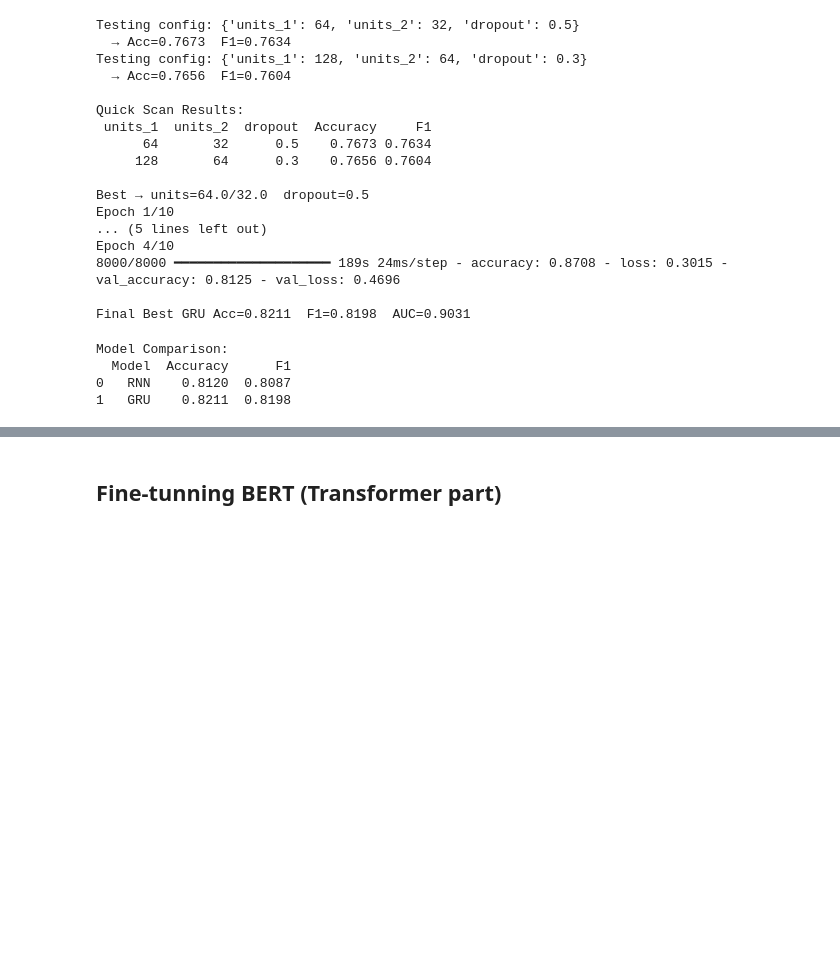
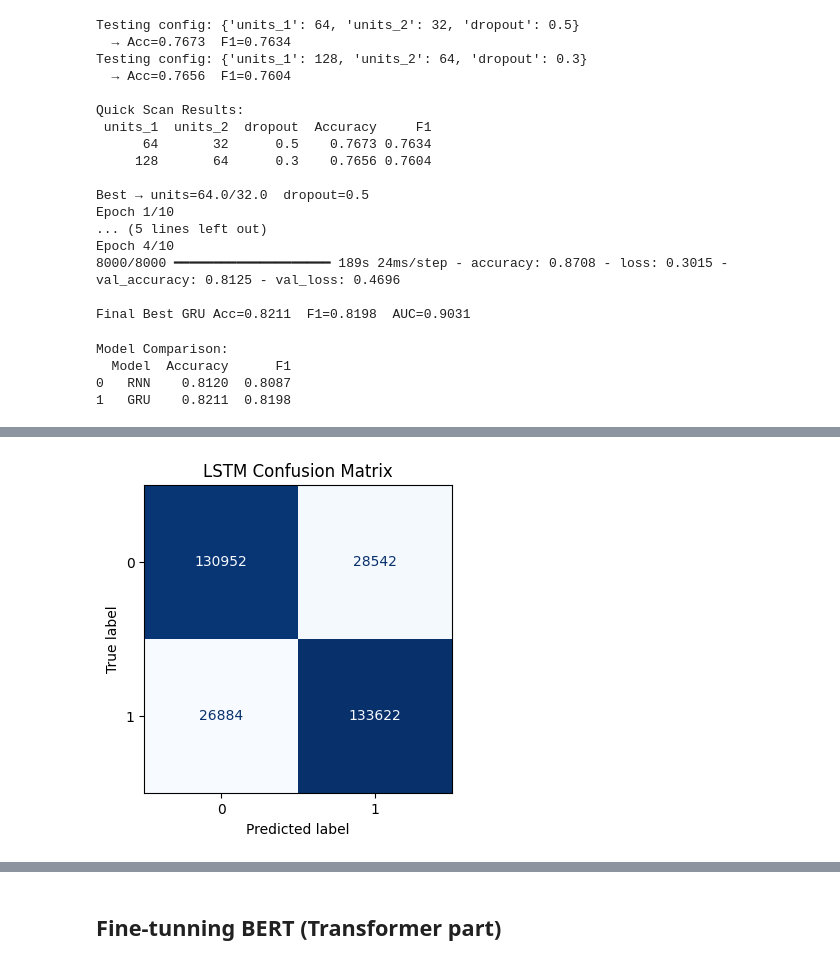
Before and after one commit to Shahd132/Sentiment-Fake-News-Detection, a Jupyter notebook: SentimentAnalysis_LV.ipynb, the cells around one changed output, grey strips where cells are left out. Cells and saved outputs as stored; diff of their text form; code cells hidden in the pictures; blank space fills up the shorter version.

```diff
--- a/SentimentAnalysis_LV.ipynb
+++ b/SentimentAnalysis_LV.ipynb
@@ -1607,0 +1697,13 @@ Model Comparison:
+# %%
+y_prob_lstm = lstm_model.predict(X_test).flatten()
+y_pred_lstm = (y_prob_lstm >= 0.5).astype(int)
+
+acc = accuracy_score(y_test, y_pred_lstm)
+f1  = f1_score(y_test, y_pred_lstm)
+auc = roc_auc_score(y_test, y_prob_lstm)
+
+print("=== LSTM Results ===")
+print(f"Accuracy : {acc:.4f}")
+print(f"F1 Score : {f1:.4f}")
+print(f"AUC-ROC  : {auc:.4f}")
+print(classification_report(y_test, y_pred_lstm, target_names=["Negative", "Positive"]))
@@ -1607,0 +1748,10 @@ Model Comparison:
+# %%
+from sklearn.metrics import confusion_matrix, ConfusionMatrixDisplay
+
+cm = confusion_matrix(y_test, y_pred_lstm)
+fig, ax = plt.subplots(figsize=(5, 4))
+ConfusionMatrixDisplay(cm).plot(ax=ax, cmap='Blues', colorbar=False)
+plt.title("LSTM Confusion Matrix")
+plt.show()
+# %% [output]
+[figure, added]
```
Also changed, not shown: parts of 10 cells of this notebook.
